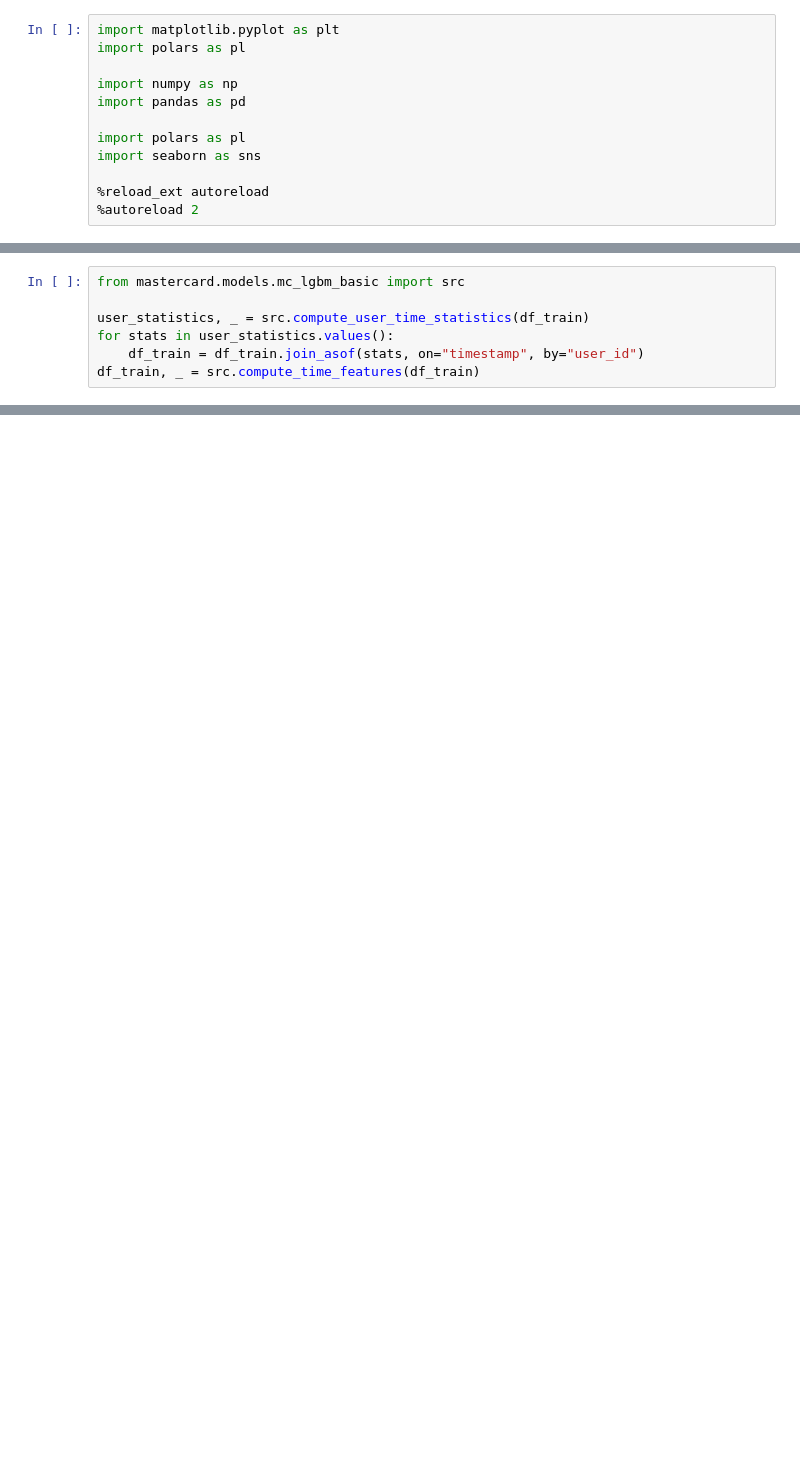
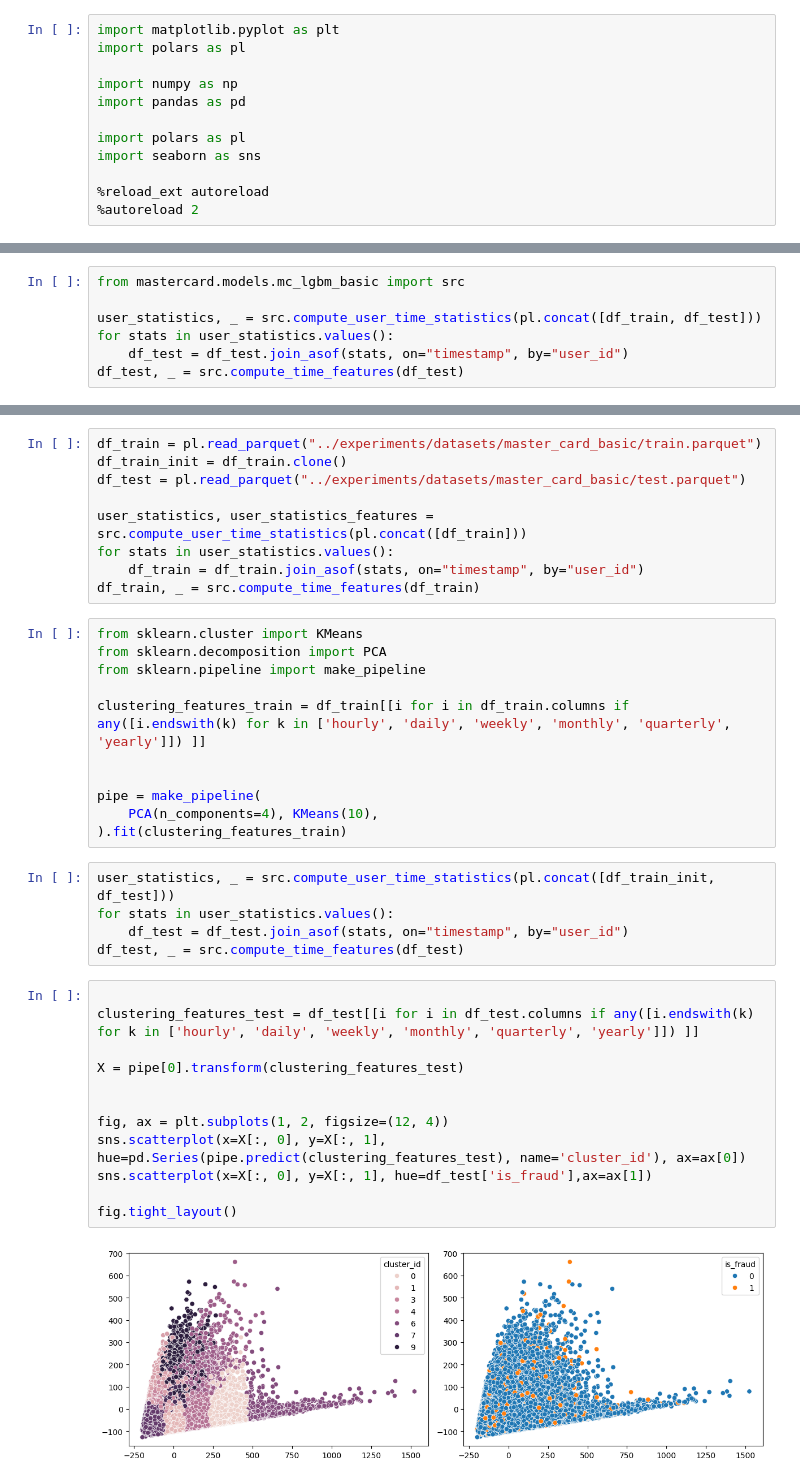
Before and after one commit to CptQuak/mastercard, a Jupyter notebook: notebooks/exploration_time_features.ipynb, the cells around one changed output, grey strips where cells are left out. Cells and saved outputs as stored; diff of their text form; blank space fills up the shorter version.

```diff
--- a/notebooks/exploration_time_features.ipynb
+++ b/notebooks/exploration_time_features.ipynb
@@ -32,8 +17,8 @@ shape: (500_000, 31)
 # %%
 from mastercard.models.mc_lgbm_basic import src
 
-user_statistics, _ = src.compute_user_time_statistics(df_train)
+user_statistics, _ = src.compute_user_time_statistics(pl.concat([df_train, df_test]))
 for stats in user_statistics.values():
-    df_train = df_train.join_asof(stats, on="timestamp", by="user_id")
-df_train, _ = src.compute_time_features(df_train)
+    df_test = df_test.join_asof(stats, on="timestamp", by="user_id")
+df_test, _ = src.compute_time_features(df_test)
 # %%
@@ -67,0 +66,39 @@ for col in [i for i in df_train.columns if i!= 'is_fraud']:
+# %%
+df_train = pl.read_parquet("../experiments/datasets/master_card_basic/train.parquet")
+df_train_init = df_train.clone()
+df_test = pl.read_parquet("../experiments/datasets/master_card_basic/test.parquet")
+
+user_statistics, user_statistics_features = src.compute_user_time_statistics(pl.concat([df_train]))
+for stats in user_statistics.values():
+    df_train = df_train.join_asof(stats, on="timestamp", by="user_id")
+df_train, _ = src.compute_time_features(df_train)
+# %%
+from sklearn.cluster import KMeans
+from sklearn.decomposition import PCA
+from sklearn.pipeline import make_pipeline
+
+clustering_features_train = df_train[[i for i in df_train.columns if any([i.endswith(k) for k in ['hourly', 'daily', 'weekly', 'monthly', 'quarterly', 'yearly']]) ]]
+
+
+pipe = make_pipeline(
+    PCA(n_components=4), KMeans(10),
+).fit(clustering_features_train)
+# %%
+user_statistics, _ = src.compute_user_time_statistics(pl.concat([df_train_init, df_test]))
+for stats in user_statistics.values():
+    df_test = df_test.join_asof(stats, on="timestamp", by="user_id")
+df_test, _ = src.compute_time_features(df_test)
+# %%
+
+clustering_features_test = df_test[[i for i in df_test.columns if any([i.endswith(k) for k in ['hourly', 'daily', 'weekly', 'monthly', 'quarterly', 'yearly']]) ]]
+
+X = pipe[0].transform(clustering_features_test)
+
+
+fig, ax = plt.subplots(1, 2, figsize=(12, 4))
+sns.scatterplot(x=X[:, 0], y=X[:, 1], hue=pd.Series(pipe.predict(clustering_features_test), name='cluster_id'), ax=ax[0])
+sns.scatterplot(x=X[:, 0], y=X[:, 1], hue=df_test['is_fraud'],ax=ax[1])
+
+fig.tight_layout()
+# %% [output]
+[figure, added]
```
Also changed, not shown: parts of 6 cells of this notebook, 2 other files.
